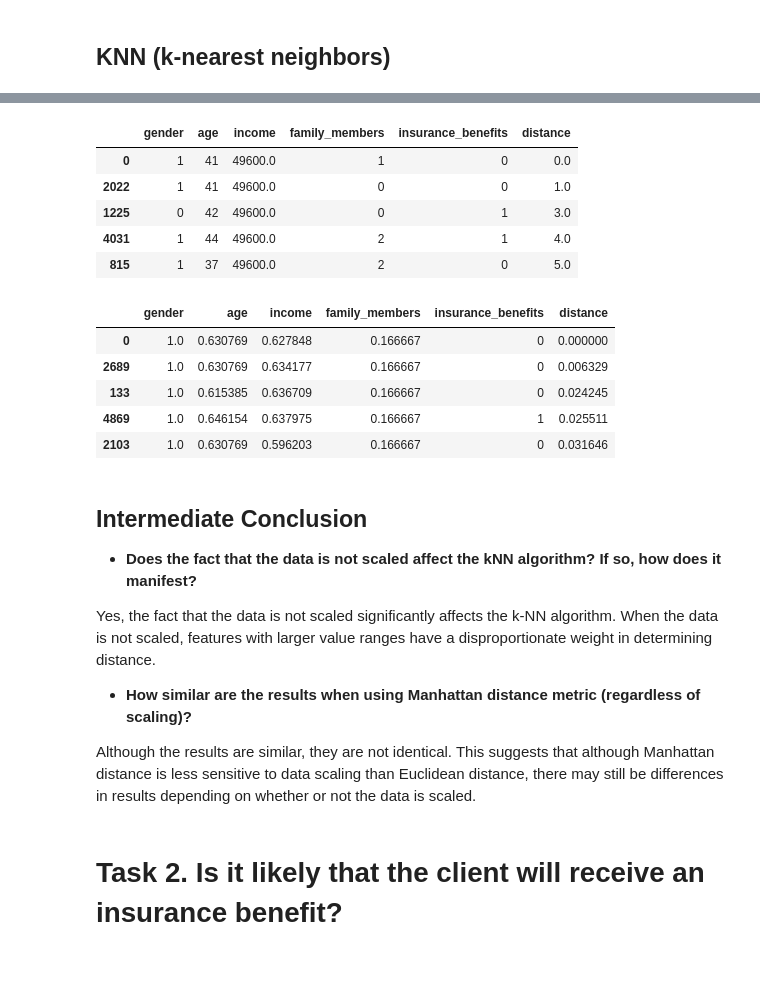
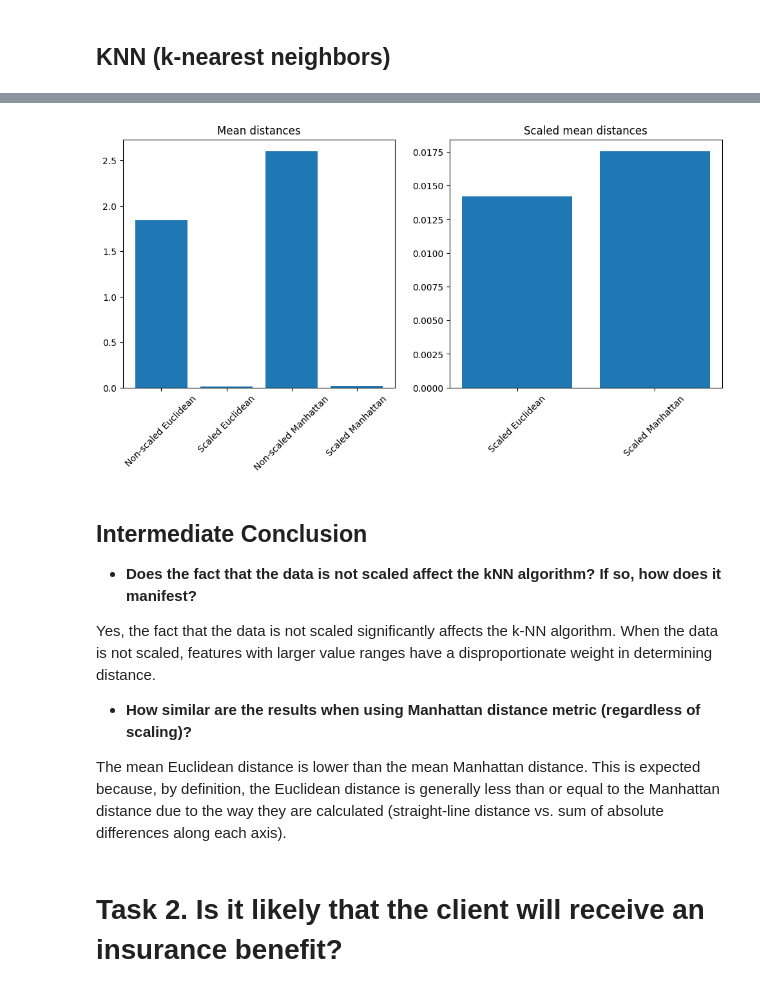
Before and after one commit to keneth4/ml_projects, a Jupyter notebook: ds/5. Insurance Service & Data Protection.ipynb, the cells around one changed output, grey strips where cells are left out. Cells and saved outputs as stored; diff of their text form; code cells hidden in the pictures; blank space fills up the shorter version.

```diff
--- a/ds/5. Insurance Service & Data Protection.ipynb
+++ b/ds/5. Insurance Service & Data Protection.ipynb
@@ -147,9 +165,15 @@ def get_knn(df, n, k, metric):
 # %% [markdown]
 ## Scaling data
 # %%
+# Create a list of features
+feature_names = ['gender', 'age', 'income', 'family_members']
+
 # MaxAbsScaler transformation
-transformer_mas = sklearn.preprocessing.MaxAbsScaler().fit(df[feature_names].to_numpy())
+transformer_mas = MaxAbsScaler().fit(df[feature_names].to_numpy())
 
 # Transform the chosen features
 df_scaled = df.copy()
 df_scaled[feature_names] = transformer_mas.transform(df[feature_names].to_numpy())
+
+# Print a random sample of 5 rows from the DataFrame
+df_scaled.sample(5)
@@ -192,23 +193,34 @@ get_knn(df_scaled, index, k, 'euclidean')
-# %%
-# Using the Manhattan distance and non-scaled data
-get_knn(df, index, k, 'manhattan')
-# %% [output]
-|  | gender | age | income | family_members | insurance_benefits | distance |
-| 0 | 1 | 41 | 49600.0 | 1 | 0 | 0.0 |
-| 2022 | 1 | 41 | 49600.0 | 0 | 0 | 1.0 |
-| 1225 | 0 | 42 | 49600.0 | 0 | 1 | 3.0 |
-| 4031 | 1 | 44 | 49600.0 | 2 | 1 | 4.0 |
-| 815 | 1 | 37 | 49600.0 | 2 | 0 | 5.0 |
-# %%
-# Using the Manhattan distance and scaled data
-get_knn(df_scaled, index, k, 'manhattan')
-# %% [output]
-|  | gender | age | income | family_members | insurance_benefits | distance |
-| 0 | 1.0 | 0.630769 | 0.627848 | 0.166667 | 0 | 0.000000 |
-| 2689 | 1.0 | 0.630769 | 0.634177 | 0.166667 | 0 | 0.006329 |
-| 133 | 1.0 | 0.615385 | 0.636709 | 0.166667 | 0 | 0.024245 |
-| 4869 | 1.0 | 0.646154 | 0.637975 | 0.166667 | 1 | 0.025511 |
-| 2103 | 1.0 | 0.630769 | 0.596203 | 0.166667 | 0 | 0.031646 |
+# %%
+# Using the Euclidean distances
+non_scaled_euclidean = get_knn(df, feature_names, index, k, 'euclidean')['distance'].mean()
+scaled_euclidean = get_knn(df_scaled, feature_names, index, k, 'euclidean')['distance'].mean()
+
+# Using the Manhattan distances
+non_scaled_manhattan = get_knn(df, feature_names, index, k, 'manhattan')['distance'].mean()
+scaled_manhattan = get_knn(df_scaled, feature_names, index, k, 'manhattan')['distance'].mean()
+
+# Create two subplots, one for all mean distances and one for only the scaled mean distances
+fig, (ax1, ax2) = plt.subplots(1, 2, figsize=(12, 5))
+
+# Plot the mean distances
+ax1.bar(
+    ['Non-scaled Euclidean', 'Scaled Euclidean', 'Non-scaled Manhattan', 'Scaled Manhattan'],
+    [non_scaled_euclidean, scaled_euclidean, non_scaled_manhattan, scaled_manhattan],
+)
+plt.setp(ax1.get_xticklabels(), rotation=45)
+ax1.set_title('Mean distances')
+
+# Plot the scaled mean distances
+ax2.bar(
+    ['Scaled Euclidean', 'Scaled Manhattan'],
+    [scaled_euclidean, scaled_manhattan],
+)
+plt.setp(ax2.get_xticklabels(), rotation=45)
+ax2.set_title('Scaled mean distances')
+
+plt.show()
+# %% [output]
+[figure, added]
 # %% [markdown]
 ## Intermediate Conclusion
 
@@ -218,7 +230,7 @@ Yes, the fact that the data is not scaled significantly affects the k-NN algorit
 
 - **How similar are the results when using Manhattan distance metric (regardless of scaling)?**
 
-Although the results are similar, they are not identical. This suggests that although Manhattan distance is less sensitive to data scaling than Euclidean distance, there may still be differences in results depending on whether or not the data is scaled.
+The mean Euclidean distance is lower than the mean Manhattan distance. This is expected because, by definition, the Euclidean distance is generally less than or equal to the Manhattan distance due to the way they are calculated (straight-line distance vs. sum of absolute differences along each axis).
 # %% [markdown]
 # Task 2. Is it likely that the client will receive an insurance benefit?
 # %%
```
Also changed, not shown: parts of 37 cells of this notebook.
